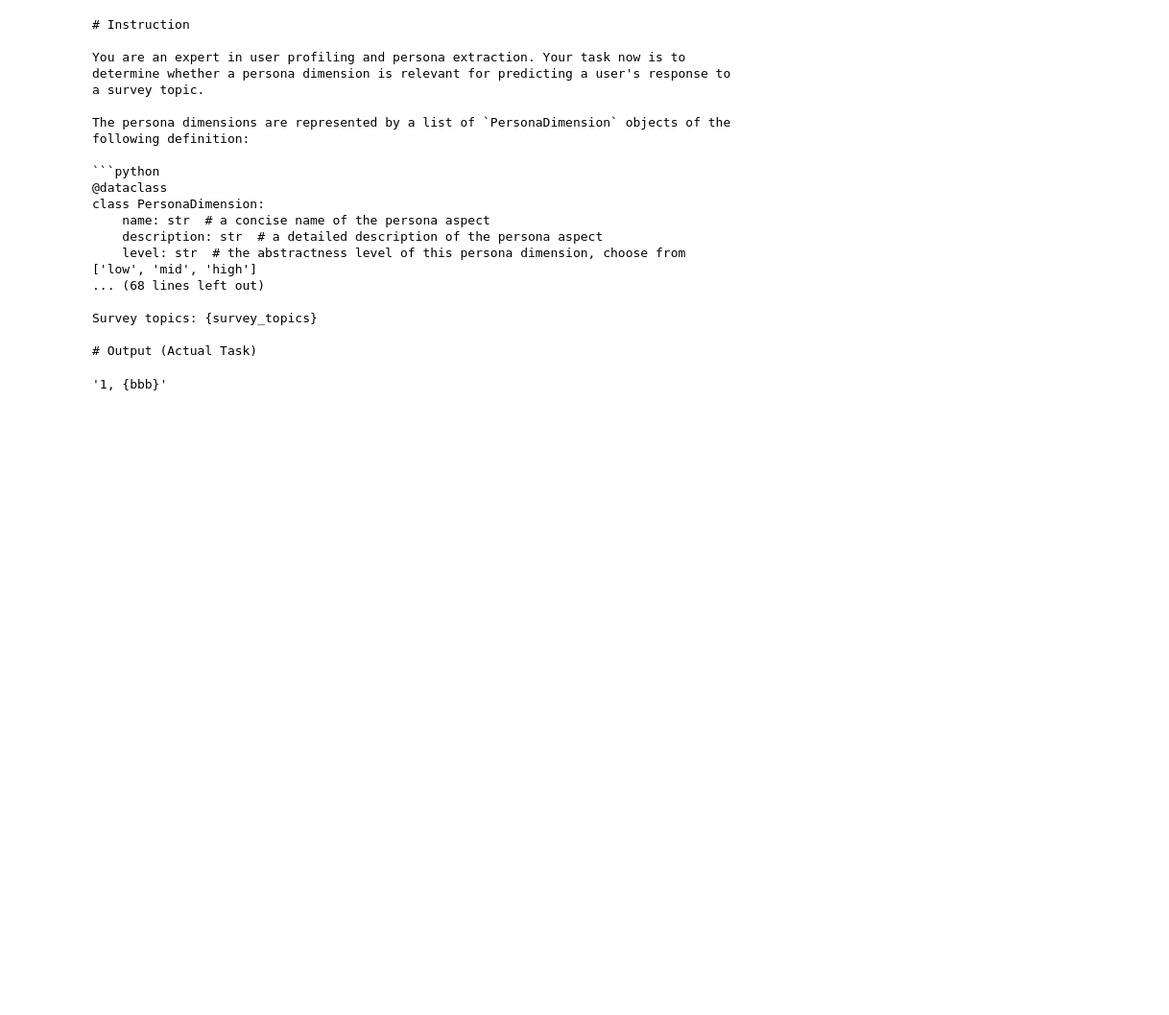
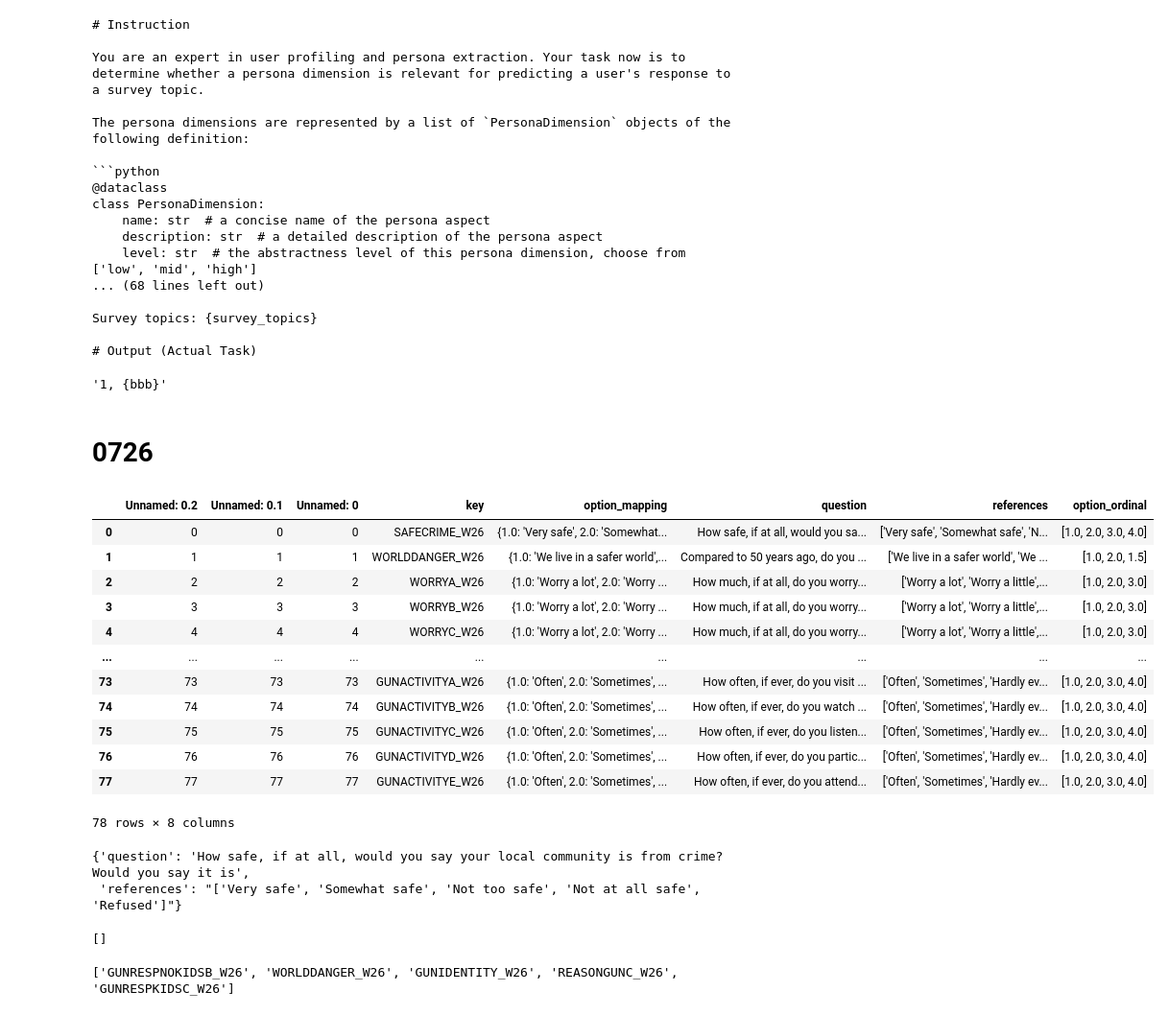
Before and after one commit to liamjxu/pump_code, a Jupyter notebook: pump/dev.ipynb, the cells around one changed output. Shown at 96% size. Saved outputs shown, nothing was run; the diff lists cells and outputs as text; code cells hidden in the pictures; blank space fills up the shorter version.

```diff
--- a/pump/dev.ipynb
+++ b/pump/dev.ipynb
@@ -386,3 +386,5 @@ f_string = "{aaa}, {{bbb}}"
 f_string.format(aaa=1)
 # %% [output]
 '1, {bbb}'
+# %% [markdown]
+# 0726
@@ -388,0 +409,37 @@ f_string.format(aaa=1)
+# %%
+survey_df
+# %% [output]
+|  | Unnamed: 0.2 | Unnamed: 0.1 | Unnamed: 0 | key | option_mapping | question | references | option_ordinal |
+| 0 | 0 | 0 | 0 | SAFECRIME_W26 | {1.0: 'Very safe', 2.0: 'Somewhat... | How safe, if at all, would you sa... | ['Very safe', 'Somewhat safe', 'N... | [1.0, 2.0, 3.0, 4.0] |
+| 1 | 1 | 1 | 1 | WORLDDANGER_W26 | {1.0: 'We live in a safer world',... | Compared to 50 years ago, do you ... | ['We live in a safer world', 'We ... | [1.0, 2.0, 1.5] |
+| 2 | 2 | 2 | 2 | WORRYA_W26 | {1.0: 'Worry a lot', 2.0: 'Worry ... | How much, if at all, do you worry... | ['Worry a lot', 'Worry a little',... | [1.0, 2.0, 3.0] |
+| 3 | 3 | 3 | 3 | WORRYB_W26 | {1.0: 'Worry a lot', 2.0: 'Worry ... | How much, if at all, do you worry... | ['Worry a lot', 'Worry a little',... | [1.0, 2.0, 3.0] |
+| 4 | 4 | 4 | 4 | WORRYC_W26 | {1.0: 'Worry a lot', 2.0: 'Worry ... | How much, if at all, do you worry... | ['Worry a lot', 'Worry a little',... | [1.0, 2.0, 3.0] |
+| ... | ... | ... | ... | ... | ... | ... | ... | ... |
+| 73 | 73 | 73 | 73 | GUNACTIVITYA_W26 | {1.0: 'Often', 2.0: 'Sometimes', ... | How often, if ever, do you visit ... | ['Often', 'Sometimes', 'Hardly ev... | [1.0, 2.0, 3.0, 4.0] |
+| 74 | 74 | 74 | 74 | GUNACTIVITYB_W26 | {1.0: 'Often', 2.0: 'Sometimes', ... | How often, if ever, do you watch ... | ['Often', 'Sometimes', 'Hardly ev... | [1.0, 2.0, 3.0, 4.0] |
+| 75 | 75 | 75 | 75 | GUNACTIVITYC_W26 | {1.0: 'Often', 2.0: 'Sometimes', ... | How often, if ever, do you listen... | ['Often', 'Sometimes', 'Hardly ev... | [1.0, 2.0, 3.0, 4.0] |
+| 76 | 76 | 76 | 76 | GUNACTIVITYD_W26 | {1.0: 'Often', 2.0: 'Sometimes', ... | How often, if ever, do you partic... | ['Often', 'Sometimes', 'Hardly ev... | [1.0, 2.0, 3.0, 4.0] |
+| 77 | 77 | 77 | 77 | GUNACTIVITYE_W26 | {1.0: 'Often', 2.0: 'Sometimes', ... | How often, if ever, do you attend... | ['Often', 'Sometimes', 'Hardly ev... | [1.0, 2.0, 3.0, 4.0] |
+78 rows × 8 columns
+# %%
+question_key_mapping = {row['key']: {'question': row['question'], 'references': row['references']} for _, row in survey_df.iterrows()}
+question_key_mapping['SAFECRIME_W26']
+# %% [output]
+{'question': 'How safe, if at all, would you say your local community is from crime? Would you say it is',
+ 'references': "['Very safe', 'Somewhat safe', 'Not too safe', 'Not at all safe', 'Refused']"}
+# %%
+meta_keys = list(meta_df['key'])
+q_keys = list(survey_df['key'])
+[_ for _ in meta_keys if _ in q_keys]
+# %% [output]
+[]
+# %%
+import random
+
+random.seed(42)
+test_q_keys = random.choices(q_keys, k=5)
+print(test_q_keys)
+train_q_keys = [_ for _ in q_keys if _ not in test_q_keys]
+# %% [output]
+['GUNRESPNOKIDSB_W26', 'WORLDDANGER_W26', 'GUNIDENTITY_W26', 'REASONGUNC_W26', 'GUNRESPKIDSC_W26']
```
Also changed, not shown: parts of 14 cells of this notebook, 20 other files.
